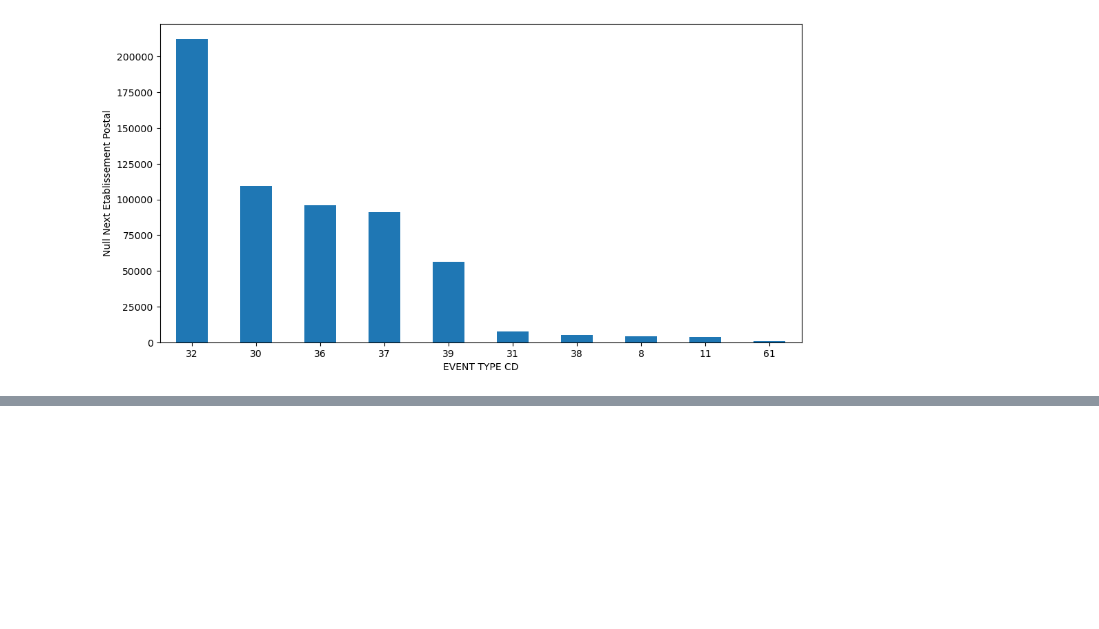
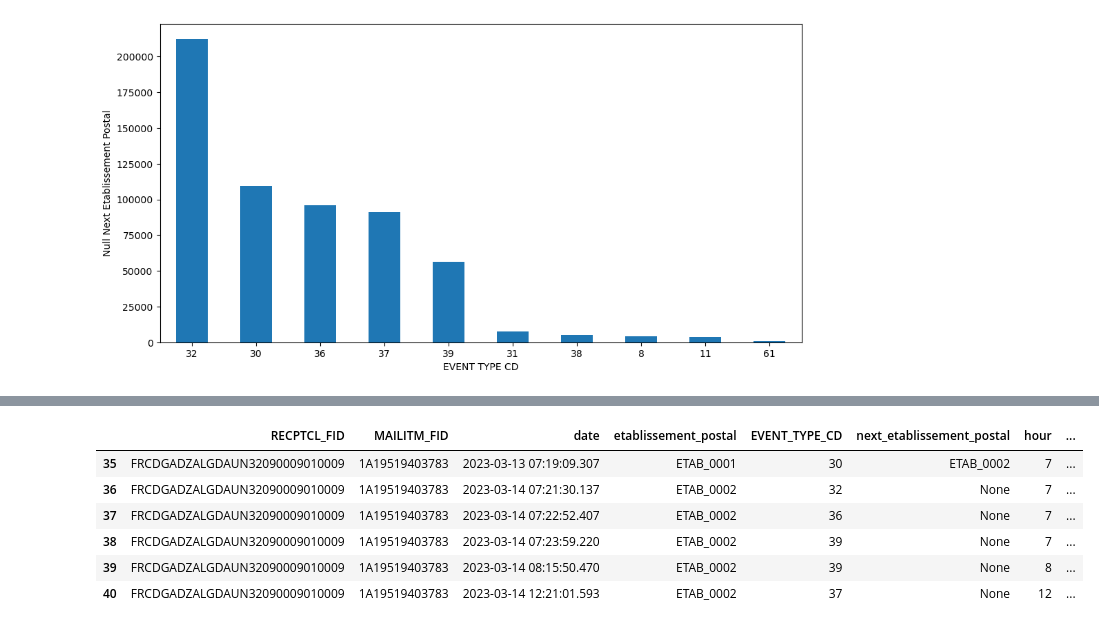
Before and after one commit to DjameelEddine/Data-Mining, a Jupyter notebook: notebooks/Preprocessing.ipynb, the cells around one changed output, grey strips where cells are left out. Drawn from its saved outputs; the diff is of its cells as text; code cells hidden in the pictures; blank space fills up the shorter version.

```diff
--- a/notebooks/Preprocessing.ipynb
+++ b/notebooks/Preprocessing.ipynb
@@ -158,0 +160,28 @@ packages_df[packages_df['MAILITM_FID'] == 'CA000094303US'].sort_values('date')
+# %%
+def fill_package_destinations(group):
+    src = group['etablissement_postal']
+
+    # identify blocks of identical consecutive sources
+    blocks = src.ne(src.shift()).cumsum()
+
+    # for each block, get the source of the next block
+    next_block_src = (
+        group
+        .groupby(blocks)['etablissement_postal']
+        .first()
+        .shift(-1)
+    )
+
+    # fill NaN destinations using the next different source
+    mask = group['next_etablissement_postal'].isna()
+    group.loc[mask, 'next_etablissement_postal'] = blocks.map(next_block_src)
+
+    return group
+
+
+packages_df = (
+    packages_df
+    .sort_values(['MAILITM_FID', 'date'])  # ensure correct order
+    .groupby('MAILITM_FID', group_keys=False)
+    .apply(fill_package_destinations)
+)
@@ -158,0 +197,14 @@ packages_df[packages_df['MAILITM_FID'] == 'CA000094303US'].sort_values('date')
+# %%
+packages_df_copy = packages_df.copy()
+# make a copy to prevent executing the cell
+# above many times (it takes too long)
+# %%
+packages_df_copy[packages_df_copy['MAILITM_FID'] == '1A19519403783']
+# %% [output]
+|  | RECPTCL_FID | MAILITM_FID | date | etablissement_postal | EVENT_TYPE_CD | next_etablissement_postal | hour | ... |
+| 35 | FRCDGADZALGDAUN32090009010009 | 1A19519403783 | 2023-03-13 07:19:09.307 | ETAB_0001 | 30 | ETAB_0002 | 7 | ... |
+| 36 | FRCDGADZALGDAUN32090009010009 | 1A19519403783 | 2023-03-14 07:21:30.137 | ETAB_0002 | 32 | None | 7 | ... |
+| 37 | FRCDGADZALGDAUN32090009010009 | 1A19519403783 | 2023-03-14 07:22:52.407 | ETAB_0002 | 36 | None | 7 | ... |
+| 38 | FRCDGADZALGDAUN32090009010009 | 1A19519403783 | 2023-03-14 07:23:59.220 | ETAB_0002 | 39 | None | 7 | ... |
+| 39 | FRCDGADZALGDAUN32090009010009 | 1A19519403783 | 2023-03-14 08:15:50.470 | ETAB_0002 | 39 | None | 8 | ... |
+| 40 | FRCDGADZALGDAUN32090009010009 | 1A19519403783 | 2023-03-14 12:21:01.593 | ETAB_0002 | 37 | None | 12 | ... |
```
Also changed, not shown: parts of 35 cells of this notebook, 1 other file.
